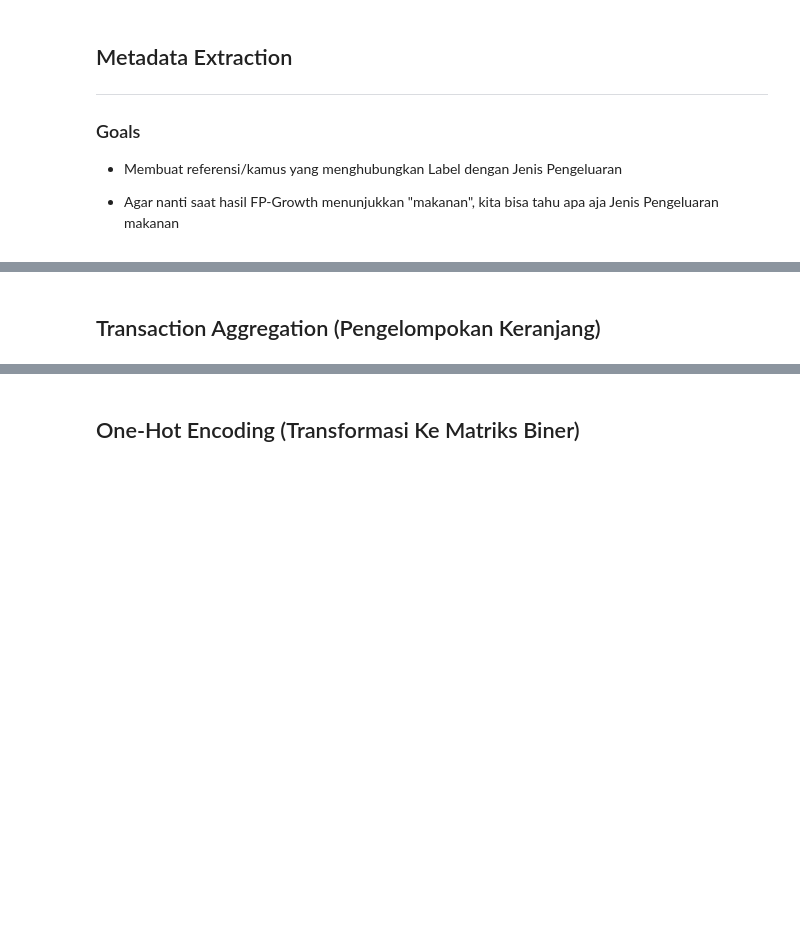
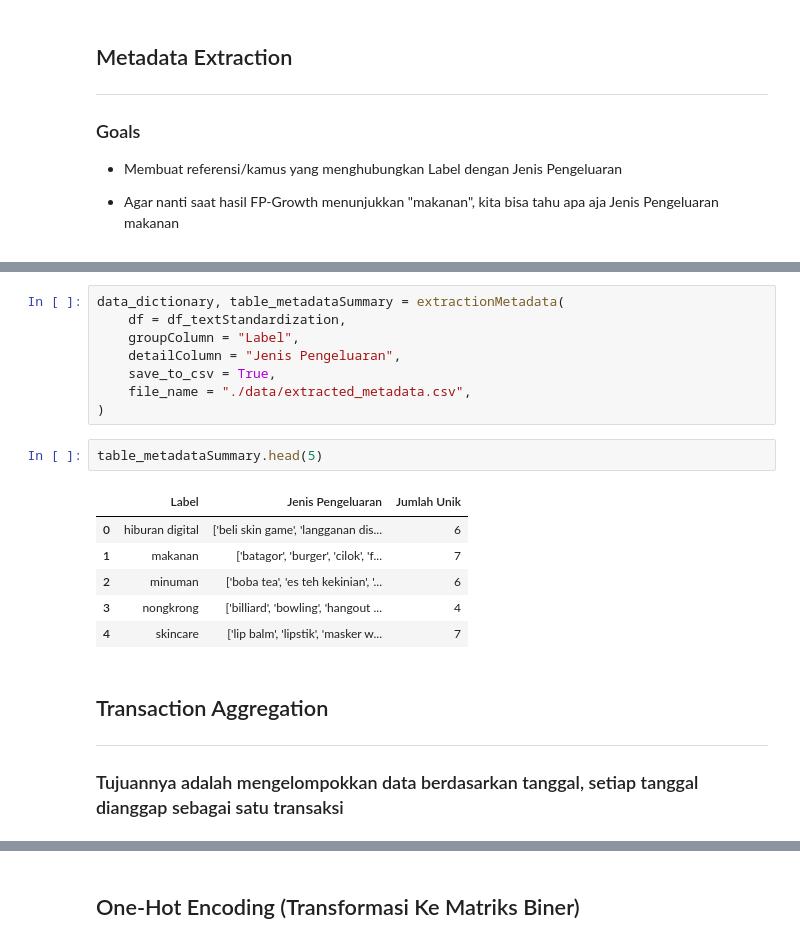
Before and after one commit to michaelasilalahi/DataMining_AssociationRuleLearning_Fp-Growth, a Jupyter notebook: associationRuleLearning_Fp-Growth.ipynb, the cells around one changed output, grey strips where cells are left out. Cells and saved outputs as stored; diff of their text form; blank space fills up the shorter version.

Commit message:
Metadata Extraction and Transaction Aggregation

```diff
--- a/associationRuleLearning_Fp-Growth.ipynb
+++ b/associationRuleLearning_Fp-Growth.ipynb
@@ -140,2 +183,22 @@ df_textStandardization.head(10)
+# %%
+data_dictionary, table_metadataSummary = extractionMetadata(
+    df = df_textStandardization,
+    groupColumn = "Label",
+    detailColumn = "Jenis Pengeluaran",
+    save_to_csv = True,
+    file_name = "./data/extracted_metadata.csv",
+)
+# %%
+table_metadataSummary.head(5)
+# %% [output]
+|  | Label | Jenis Pengeluaran | Jumlah Unik |
+| 0 | hiburan digital | ['beli skin game', 'langganan dis... | 6 |
+| 1 | makanan | ['batagor', 'burger', 'cilok', 'f... | 7 |
+| 2 | minuman | ['boba tea', 'es teh kekinian', '... | 6 |
+| 3 | nongkrong | ['billiard', 'bowling', 'hangout ... | 4 |
+| 4 | skincare | ['lip balm', 'lipstik', 'masker w... | 7 |
 # %% [markdown]
-## Transaction Aggregation (Pengelompokan Keranjang)
+## Transaction Aggregation
+---
+
+### Tujuannya adalah mengelompokkan data berdasarkan tanggal, setiap tanggal dianggap sebagai satu transaksi
```
Also changed, not shown: parts of 5 cells of this notebook, 2 other files.
